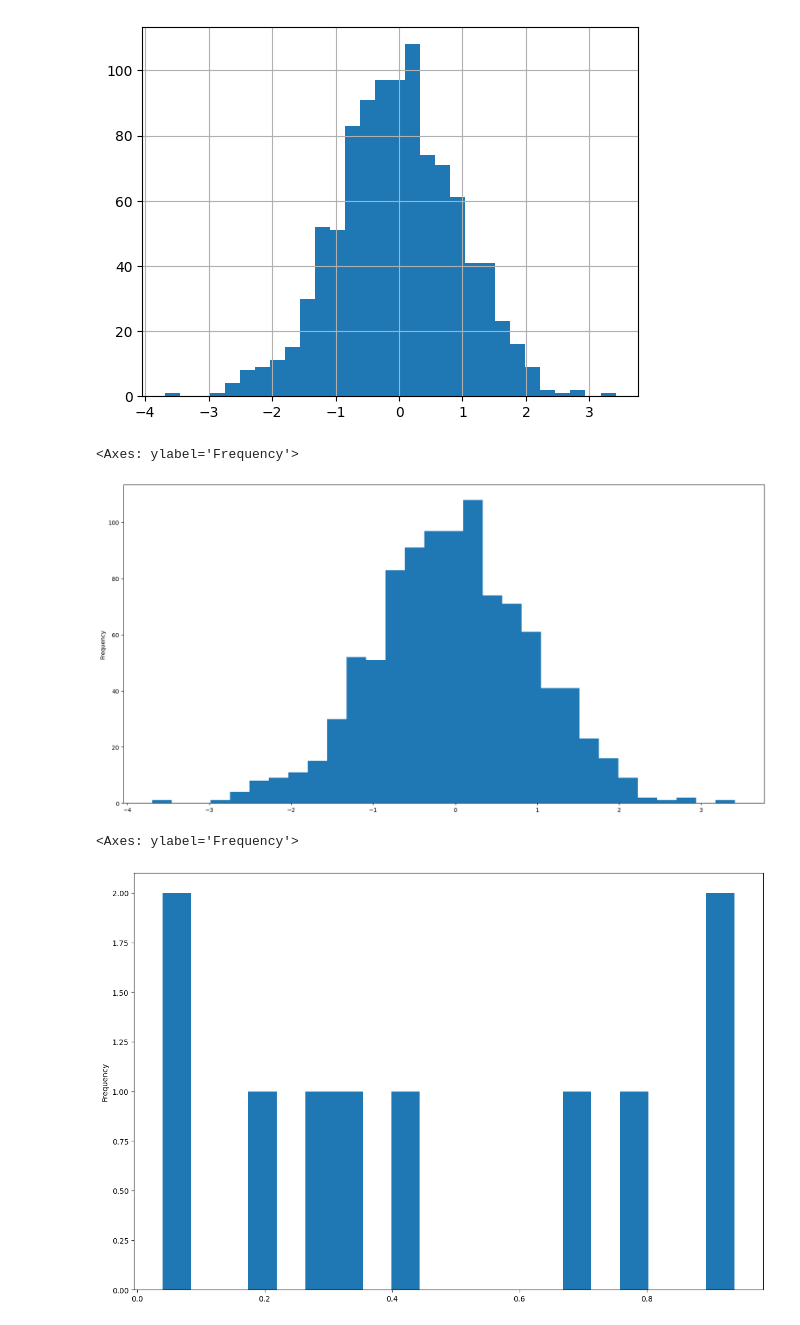
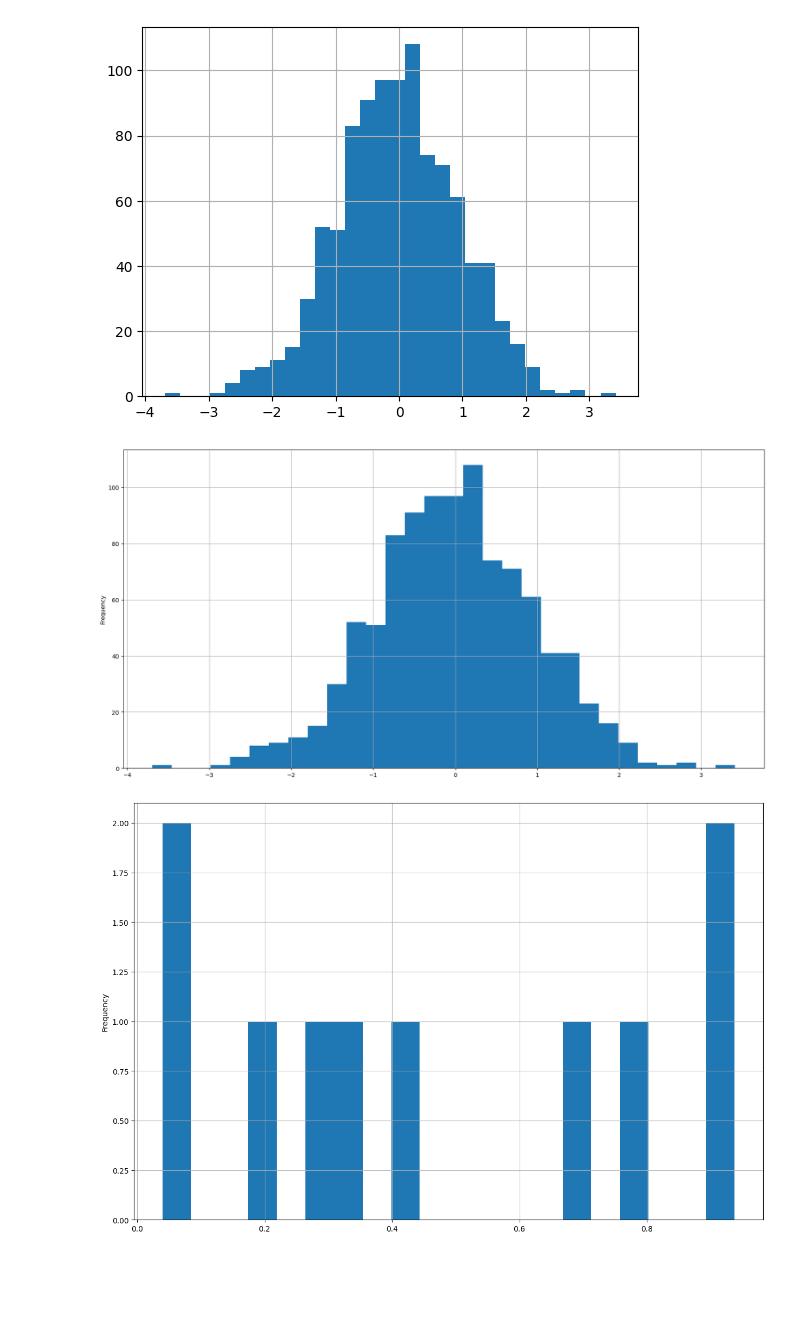
Before and after one commit to Eddie-hanson/Tutorials, a Jupyter notebook: Pandas.ipynb, the cells around one changed output. Drawn from its saved outputs; the diff is of its cells as text; code cells hidden in the pictures; blank space fills up the shorter version.

```diff
--- a/Pandas.ipynb
+++ b/Pandas.ipynb
@@ -53,11 +53,11 @@ df1['A'].hist(bins=30)
 [figure]
 # %%
 df1['A'].plot(kind='hist', figsize= (20,10), bins=30)
+plt.grid(True)
 # %% [output]
-<Axes: ylabel='Frequency'>
-[figure, old version]
+[figure, new version]
 # %%
 df2['a'].plot.hist( figsize= (15,10), bins=20)
+plt.grid(True)
 # %% [output]
-<Axes: ylabel='Frequency'>
-[figure, old version]
+[figure, new version]
```
Also changed, not shown: parts of 19 cells of this notebook, 1 other file.
